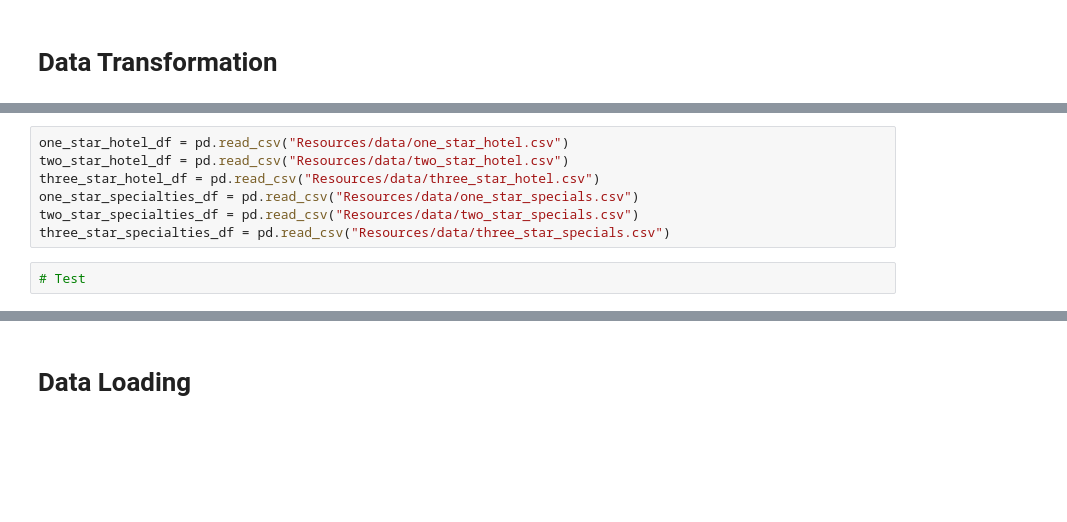
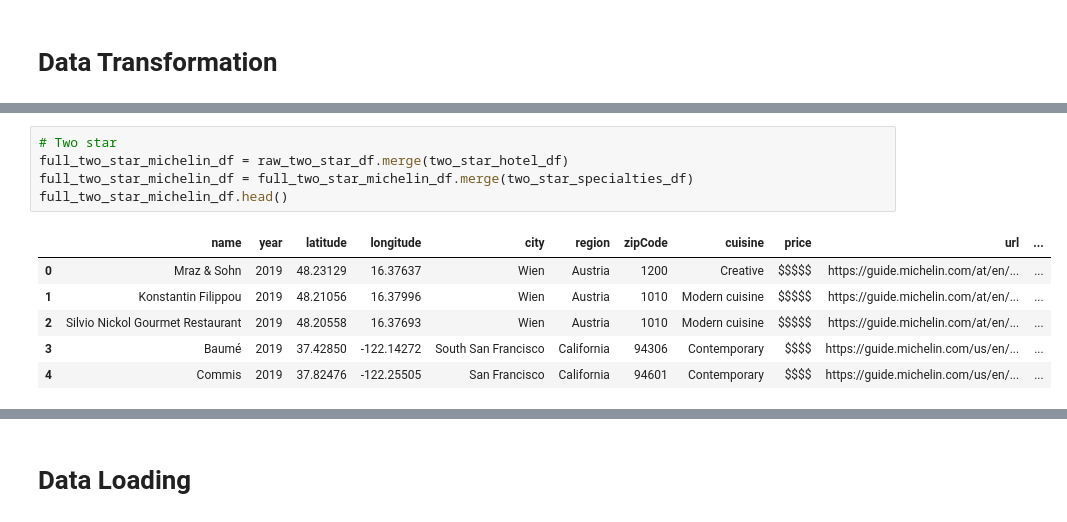
Before and after one commit to sunwoo-kim20/etl-european-restaurants, a Jupyter notebook: etl-michelin-restaurants.ipynb, the cells around one changed output, grey strips where cells are left out. Cells and saved outputs as stored; diff of their text form; blank space fills up the shorter version.

Commit message:
completed data joining and column selection

```diff
--- a/etl-michelin-restaurants.ipynb
+++ b/etl-michelin-restaurants.ipynb
@@ -462,12 +480,15 @@ final_one_star_michelin_df.head()
 | 2 | Carpe Diem | 2019 | 47.800010 | 13.04006 | Salzburg | Austria | 5020 | Market cuisine | $$$$$ | https://guide.michelin.com/at/en/... | ... |
 | 3 | Edvard | 2019 | 48.216503 | 16.36852 | Wien | Austria | 1010 | Modern cuisine | $$$$ | https://guide.michelin.com/at/en/... | ... |
 | 4 | Pramerl & the Wolf | 2019 | 48.209450 | 16.37174 | Wien | Austria | 1090 | Creative | $$$$$ | https://guide.michelin.com/at/en/... | ... |
-# %%
-one_star_hotel_df = pd.read_csv("Resources/data/one_star_hotel.csv")
-two_star_hotel_df = pd.read_csv("Resources/data/two_star_hotel.csv")
-three_star_hotel_df = pd.read_csv("Resources/data/three_star_hotel.csv")
-one_star_specialties_df = pd.read_csv("Resources/data/one_star_specials.csv")
-two_star_specialties_df = pd.read_csv("Resources/data/two_star_specials.csv")
-three_star_specialties_df = pd.read_csv("Resources/data/three_star_specials.csv")
-# %%
-# Test
+# %%
+# Two star
+full_two_star_michelin_df = raw_two_star_df.merge(two_star_hotel_df)
+full_two_star_michelin_df = full_two_star_michelin_df.merge(two_star_specialties_df)
+full_two_star_michelin_df.head()
+# %% [output]
+|  | name | year | latitude | longitude | city | region | zipCode | cuisine | price | url | ... |
+| 0 | Mraz & Sohn | 2019 | 48.23129 | 16.37637 | Wien | Austria | 1200 | Creative | $$$$$ | https://guide.michelin.com/at/en/... | ... |
+| 1 | Konstantin Filippou | 2019 | 48.21056 | 16.37996 | Wien | Austria | 1010 | Modern cuisine | $$$$$ | https://guide.michelin.com/at/en/... | ... |
+| 2 | Silvio Nickol Gourmet Restaurant | 2019 | 48.20558 | 16.37693 | Wien | Austria | 1010 | Modern cuisine | $$$$$ | https://guide.michelin.com/at/en/... | ... |
+| 3 | Baumé | 2019 | 37.42850 | -122.14272 | South San Francisco | California | 94306 | Contemporary | $$$$ | https://guide.michelin.com/us/en/... | ... |
+| 4 | Commis | 2019 | 37.82476 | -122.25505 | San Francisco | California | 94601 | Contemporary | $$$$ | https://guide.michelin.com/us/en/... | ... |
```
Also changed, not shown: parts of 10 cells of this notebook.
